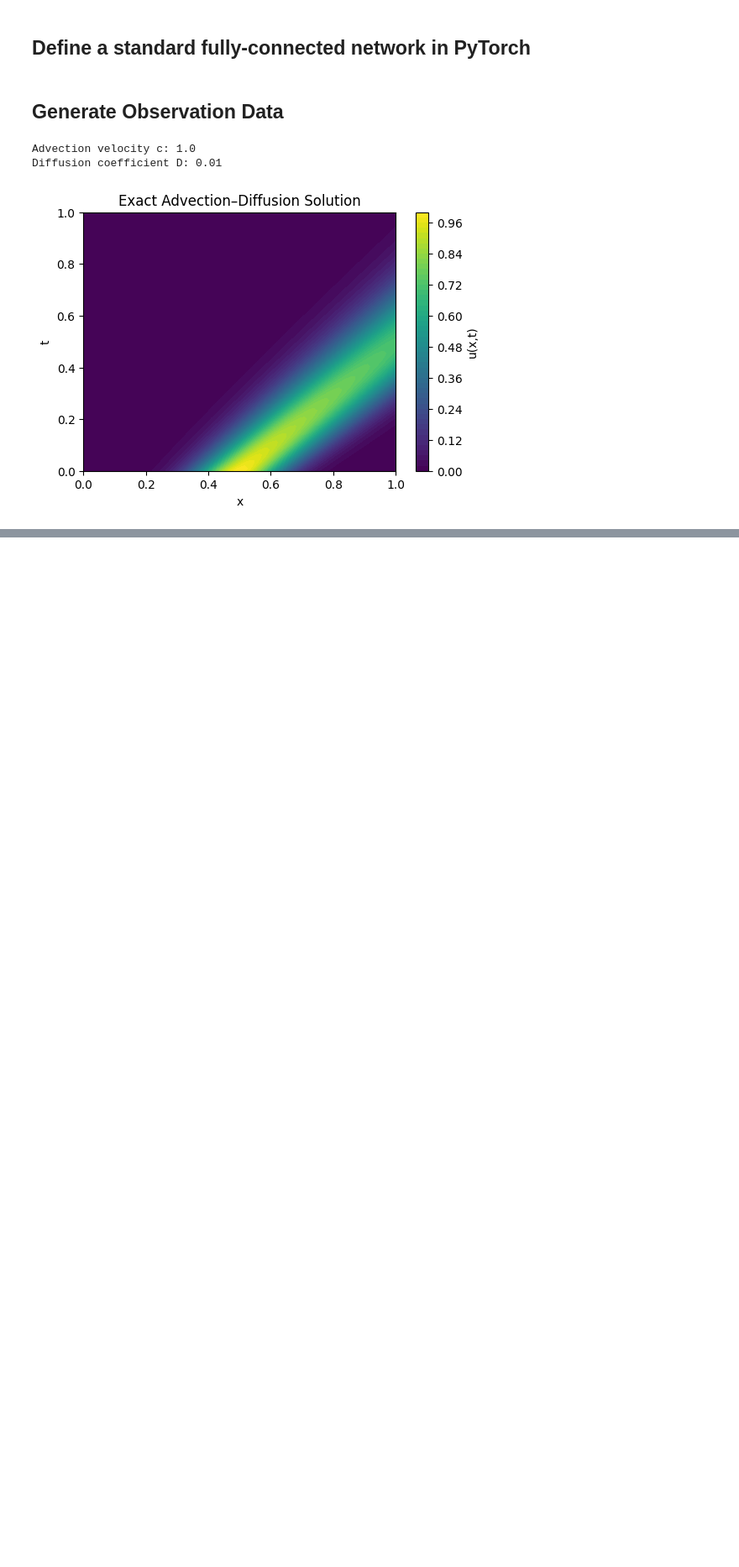
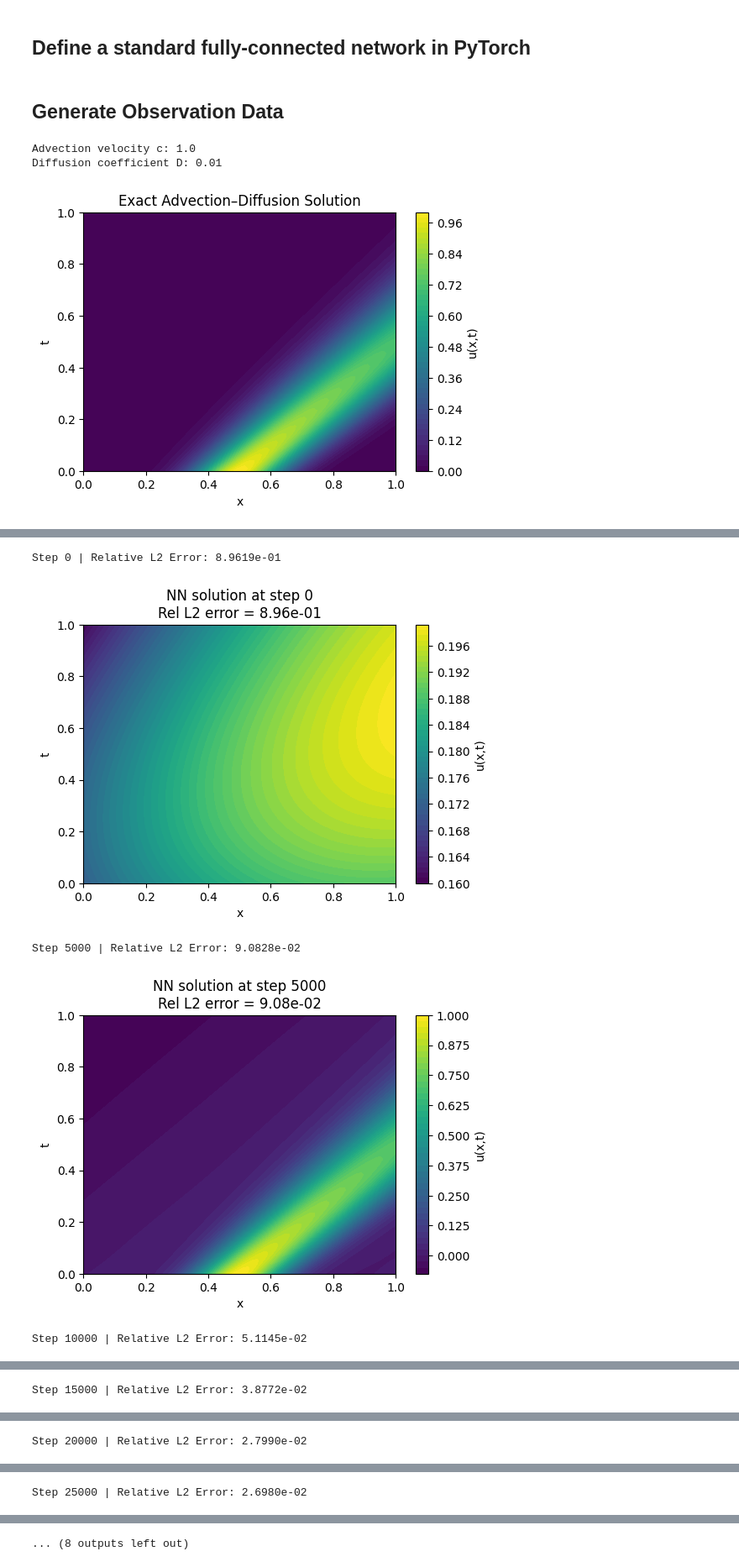
Before and after one commit to Saul-Harwin/PINNs-vs-Data-Driven-Neural-Networks-for-Fluid-Flow, a Jupyter notebook: main.ipynb, the cells around one changed output, grey strips where cells are left out. Shown at 84% size. Saved outputs shown, nothing was run; the diff lists cells and outputs as text; code cells hidden in the pictures; blank space fills up the shorter version.

```diff
--- a/main.ipynb
+++ b/main.ipynb
@@ -330,0 +393,3 @@ Step 15000 | Relative L2 Error: 7.0030e-02
+# %%
+# define a neural network to train
+pinn_model = FCN(2,1,32,3)
@@ -330,0 +438,16 @@ Step 15000 | Relative L2 Error: 7.0030e-02
+# %%
+pinn_data = PINNData(
+    X_test=X_test,
+    T_test=T_test,
+    u_true=u_true,
+
+    X_test_flat=X_eval,
+
+    X_obs=X_obs,
+    u_obs=u_obs,
+
+    X_physics=X_physics,
+
+    X_ic=X_ic,
+    u_ic=u_ic_target
+)
@@ -330,0 +456,5 @@ Step 15000 | Relative L2 Error: 7.0030e-02
+# %%
+optimiser = torch.optim.Adam(
+    pinn_model.parameters(),
+    lr=1e-3
+)
@@ -330,0 +463,5 @@ Step 15000 | Relative L2 Error: 7.0030e-02
+# %%
+pde = PDEConfig(
+    c=1.0,
+    D=0.01
+)
@@ -330,0 +470,18 @@ Step 15000 | Relative L2 Error: 7.0030e-02
+# %%
+num_epochs = 15001
+
+train(
+    model=pinn_model,
+    data=pinn_data,
+    optimiser=optimiser,
+    loss_fn=pinn_loss,
+    num_epochs=num_epochs,
+    pde=pde,
+    lambdas=[1e2, 1e3]
+)
+# %% [output]
+Step 0 | Relative L2 Error: 8.9619e-01
+[figure, added]
+Step 5000 | Relative L2 Error: 9.0828e-02
+[figure, added]
+Step 10000 | Relative L2 Error: 5.1145e-02
@@ -330,0 +489 @@ Step 15000 | Relative L2 Error: 7.0030e-02
+Step 15000 | Relative L2 Error: 3.8772e-02
@@ -330,0 +491 @@ Step 15000 | Relative L2 Error: 7.0030e-02
+Step 20000 | Relative L2 Error: 2.7990e-02
@@ -330,0 +493 @@ Step 15000 | Relative L2 Error: 7.0030e-02
+Step 25000 | Relative L2 Error: 2.6980e-02
@@ -330,0 +495 @@ Step 15000 | Relative L2 Error: 7.0030e-02
+... (8 outputs left out)
```
Also changed, not shown: parts of 39 cells of this notebook.
